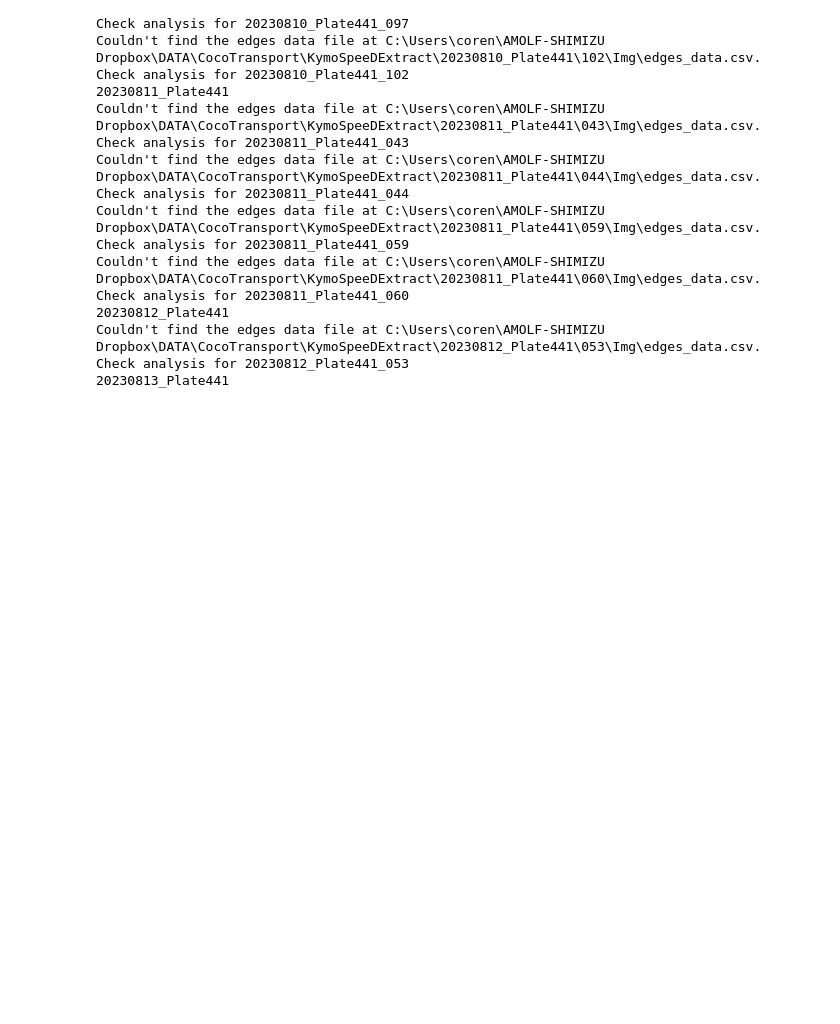
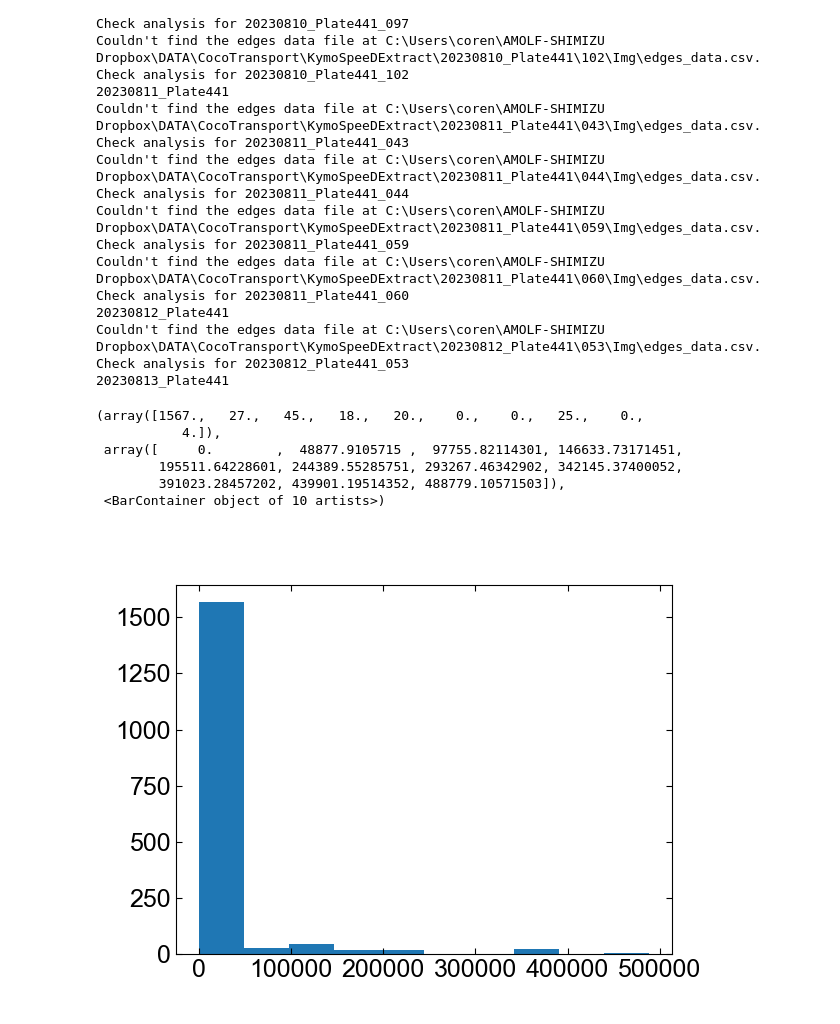
Before and after one commit to Cocopyth/local_amf, a Jupyter notebook: transport_paper/hyphal_abcisse.ipynb, the cells around one changed output. Drawn from its saved outputs; the diff is of its cells as text; code cells hidden in the pictures; blank space fills up the shorter version.

```diff
--- a/transport_paper/hyphal_abcisse.ipynb
+++ b/transport_paper/hyphal_abcisse.ipynb
@@ -20,16 +21,25 @@ plate_id_video = "20230904_Plate310"
 videos_folder = "/projects/0/einf914/videos/"
 # %%
-indexes = {
-"20230901_Plate310" : 20,
-"20230902_Plate310" : 33,
-"20230903_Plate310" : 42,
-"20230904_Plate310" : 52,
-"20230905_Plate310" : 64,
-# "20230906_Plate310" : 73,
+refs = {
+    "310_20230830": {
+        "20230901_Plate310": "20230901_0719_Plate06",
+        "20230902_Plate310": "20230902_1343_Plate07",
+        "20230903_Plate310": "20230903_1143_Plate07",
+        "20230904_Plate310": "20230904_0942_Plate07",
+        "20230905_Plate310": "20230905_1345_Plate07",
+        # "20230906_Plate310" : "20230906_1220_Plate07",
+    },
+    "441_20230807": {
+        "20230810_Plate441": "20230810_1005_Plate14",
+        "20230811_Plate441": "20230811_1605_Plate14",
+        "20230812_Plate441": "20230812_1006_Plate14",
+        "20230813_Plate441": "20230813_1618_Plate14",
+    },
+    "449_20230807": {
+        "20230813_Plate449": "20230813_1606_Plate10",
+        "20230814_Plate449": "20230814_1019_Plate10",
+        "20230815_Plate449": "20230815_1021_Plate10",
+        "20230816_Plate449": "20230816_1027_Plate10",
+        # "20230818_Plate449": "20230818_1107_Plate10",
+    },
 }
-indexes = {
-"20230810_Plate441" : 29,
-"20230811_Plate441" : 41,
-"20230812_Plate441" : 47,
-"20230813_Plate441" : 60,
-}
@@ -63,6 +78,18 @@ Couldn't find the edges data file at C:\Users\coren\AMOLF-SHIMIZU Dropbox\DATA\C
 20230812_Plate441
 Couldn't find the edges data file at C:\Users\coren\AMOLF-SHIMIZU Dropbox\DATA\CocoTransport\KymoSpeeDExtract\20230812_Plate441\053\Img\edges_data.csv. Check analysis for 20230812_Plate441_053
 20230813_Plate441
+# %%
+fig,ax = plt.subplots()
+
+ax.hist(all_infos['betweenness_QC'])
+# %% [output]
+(array([1567.,   27.,   45.,   18.,   20.,    0.,    0.,   25.,    0.,
+           4.]),
+ array([     0.        ,  48877.9105715 ,  97755.82114301, 146633.73171451,
+        195511.64228601, 244389.55285751, 293267.46342902, 342145.37400052,
+        391023.28457202, 439901.19514352, 488779.10571503]),
+ <BarContainer object of 10 artists>)
+[figure, added]
 # %%
 all_infos['load'] = all_infos['betweenness_automate']/all_infos['width_automate']**2
 all_infos['load2'] = all_infos['betweenness_derivative']/all_infos['width_automate']**2
```
Also changed, not shown: parts of 23 cells of this notebook, 30 other files.
